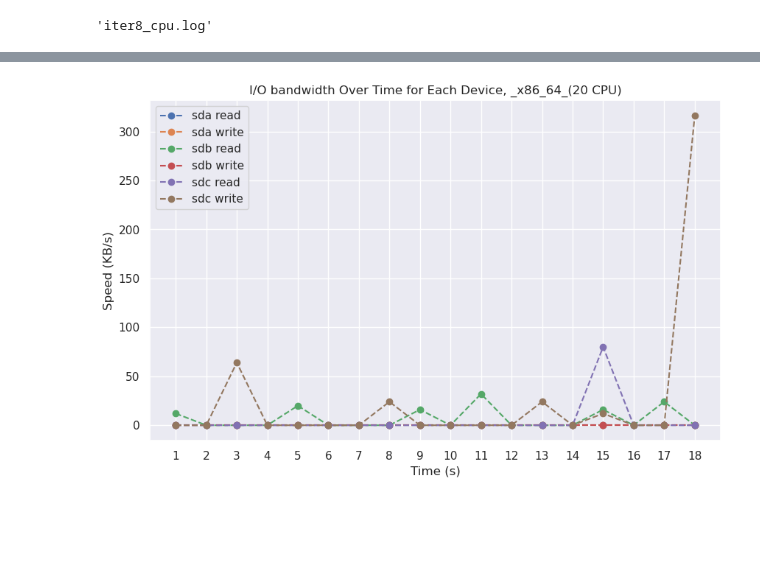
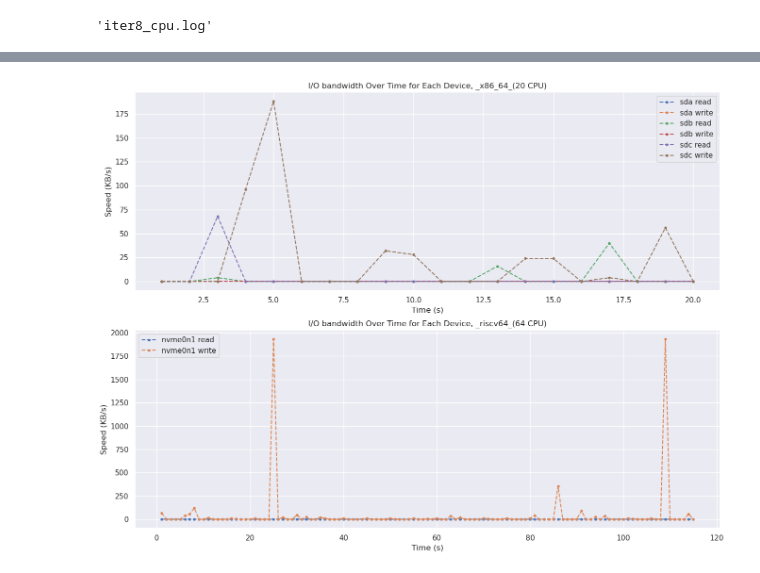
Before and after one commit to LiuZhetan/application_benchmark, a Jupyter notebook: redis/visualization.ipynb, the cells around one changed output, grey strips where cells are left out. Saved outputs shown, nothing was run; the diff lists cells and outputs as text; code cells hidden in the pictures; blank space fills up the shorter version.

```diff
--- a/redis/visualization.ipynb
+++ b/redis/visualization.ipynb
@@ -233,0 +234,5 @@ plt.show()
+# %%
+plt.figure(figsize=(16, 12))
+rv_monitor_dir = 'rv_results/monitor/'
+plot_iter(plt, rv_monitor_dir,8)
+plt.show()
@@ -234,7 +241,11 @@ plt.show()
 # %%
 # Plot the CPU usage for each CPU
-plt.figure(figsize=(10, 6))
-plot_state_log(plt, monitor_dir + 'io/iter8_io.log', 'io',from_zero=True)
+i = 8
+plt.figure(figsize=(16, 12))
+ax1 = plt.subplot(2,1,1)
+plot_state_log(plt, monitor_dir + f'io/iter{i}_io.log', 'io',from_zero=True, markersize=3)
+ax1 = plt.subplot(2,1,2)
+plot_state_log(plt, rv_monitor_dir + f'io/iter{i}_io.log', 'io',from_zero=True, markersize=3)
 plt.show()
 # %% [output]
-[figure, old version]
+[figure, new version]
```
Also changed, not shown: parts of 8 cells of this notebook, 6 other files.
